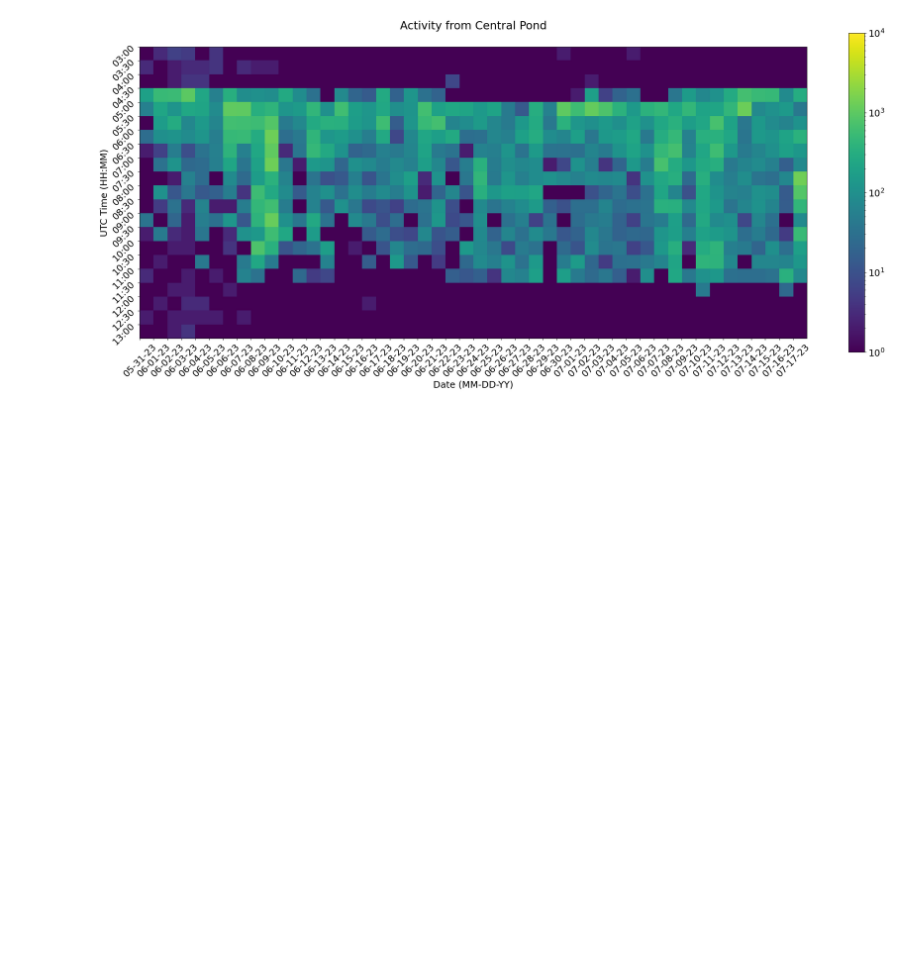
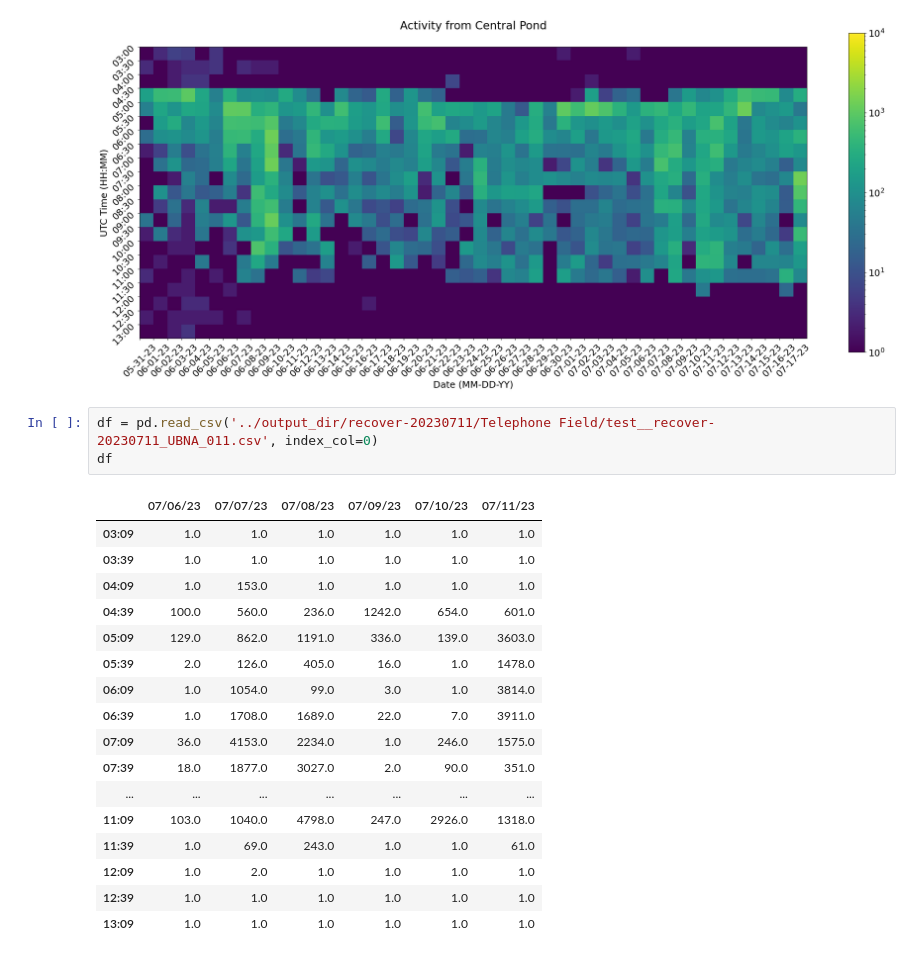
Before and after one commit to uw-echospace/bat-detector-msds, a Jupyter notebook: notebooks/test_batdetect2_pipeline.ipynb, the cells around one changed output. Saved outputs shown, nothing was run; the diff lists cells and outputs as text; blank space fills up the shorter version.

```diff
--- a/notebooks/test_batdetect2_pipeline.ipynb
+++ b/notebooks/test_batdetect2_pipeline.ipynb
@@ -391,3 +384,24 @@ activity_df = construct_cumulative_activity(site, resample_tag)
 plot_cumulative_activity(activity_df, site, resample_tag)
 # %% [output]
 [figure]
+# %%
+df = pd.read_csv('../output_dir/recover-20230711/Telephone Field/test__recover-20230711_UBNA_011.csv', index_col=0)
+df
+# %% [output]
+|  | 07/06/23 | 07/07/23 | 07/08/23 | 07/09/23 | 07/10/23 | 07/11/23 |
+| 03:09 | 1.0 | 1.0 | 1.0 | 1.0 | 1.0 | 1.0 |
+| 03:39 | 1.0 | 1.0 | 1.0 | 1.0 | 1.0 | 1.0 |
+| 04:09 | 1.0 | 153.0 | 1.0 | 1.0 | 1.0 | 1.0 |
+| 04:39 | 100.0 | 560.0 | 236.0 | 1242.0 | 654.0 | 601.0 |
+| 05:09 | 129.0 | 862.0 | 1191.0 | 336.0 | 139.0 | 3603.0 |
+| 05:39 | 2.0 | 126.0 | 405.0 | 16.0 | 1.0 | 1478.0 |
+| 06:09 | 1.0 | 1054.0 | 99.0 | 3.0 | 1.0 | 3814.0 |
+| 06:39 | 1.0 | 1708.0 | 1689.0 | 22.0 | 7.0 | 3911.0 |
+| 07:09 | 36.0 | 4153.0 | 2234.0 | 1.0 | 246.0 | 1575.0 |
+| 07:39 | 18.0 | 1877.0 | 3027.0 | 2.0 | 90.0 | 351.0 |
+| ... | ... | ... | ... | ... | ... | ... |
+| 11:09 | 103.0 | 1040.0 | 4798.0 | 247.0 | 2926.0 | 1318.0 |
+| 11:39 | 1.0 | 69.0 | 243.0 | 1.0 | 1.0 | 61.0 |
+| 12:09 | 1.0 | 2.0 | 1.0 | 1.0 | 1.0 | 1.0 |
+| 12:39 | 1.0 | 1.0 | 1.0 | 1.0 | 1.0 | 1.0 |
+| 13:09 | 1.0 | 1.0 | 1.0 | 1.0 | 1.0 | 1.0 |
```
Also changed, not shown: parts of 1 cell of this notebook, 2 other files.
